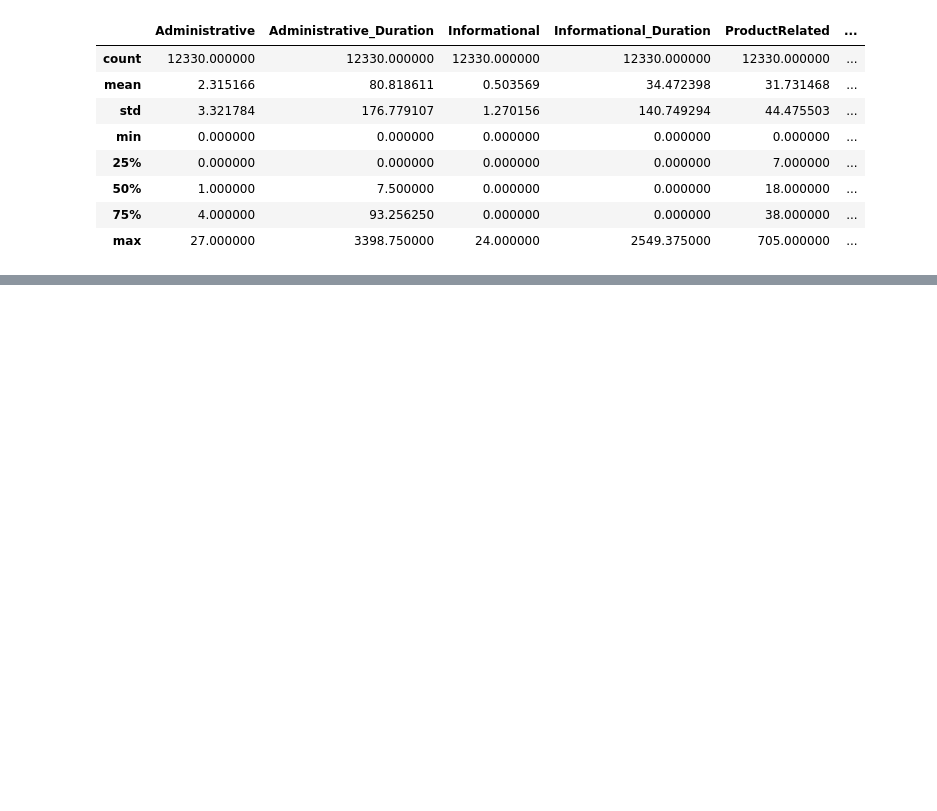
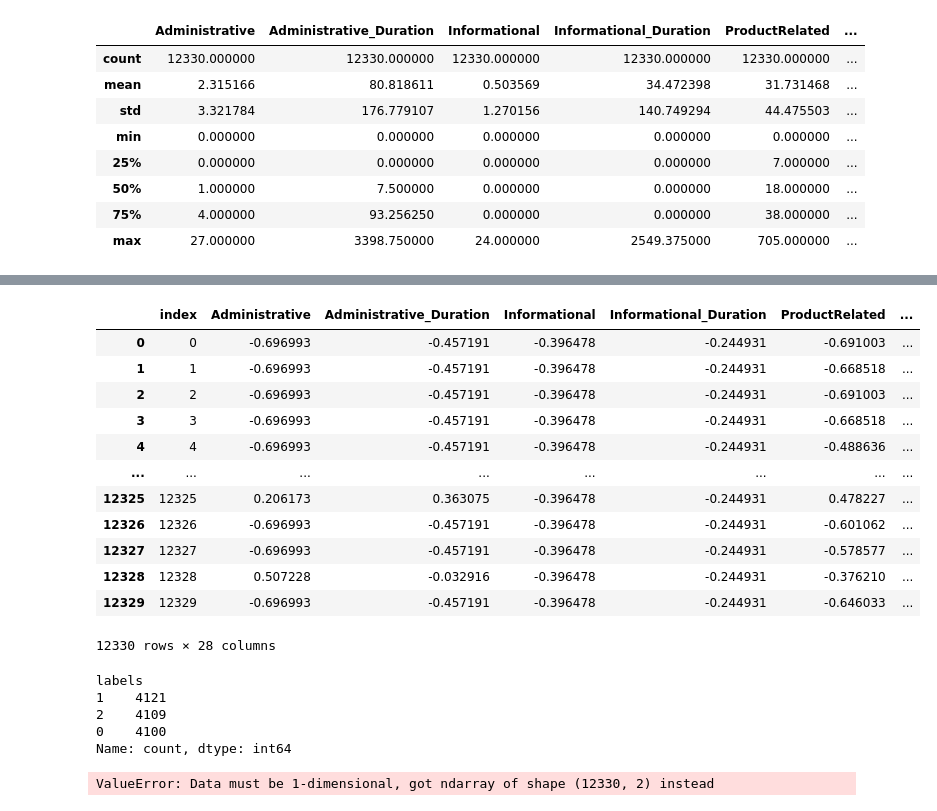
Before and after one commit to cyrixninja/Code-Unnati, a Jupyter notebook: python_scripts_ckpcet/unsupervised_machine_learning/unsupervised_ml_k_means.ipynb, the cells around one changed output, grey strips where cells are left out. Cells and saved outputs as stored; diff of their text form; code cells hidden in the pictures; blank space fills up the shorter version.

```diff
--- a/python_scripts_ckpcet/unsupervised_machine_learning/unsupervised_ml_k_means.ipynb
+++ b/python_scripts_ckpcet/unsupervised_machine_learning/unsupervised_ml_k_means.ipynb
@@ -67,0 +175,8 @@ df_online_shoppers_intention.describe()
+# %%
+# Create Cluster Based on Optimal Number we Acheived from elbow diagram
+# K = 3
+
+kmeans = KMeans(n_clusters=3, n_init=15, random_state=2345)
+kmeans.fit(df_independent)
+centroids = kmeans.cluster_centers_
+centroids
@@ -67,0 +213,36 @@ df_online_shoppers_intention.describe()
+# %%
+# Create a new dataframe only with the labels
+df_labels = pd.DataFrame(kmeans.labels_ , columns = list(['labels']))
+
+df_labels ['labels'] = df_labels['labels'].astype('category')
+snail_df_labeled = df_independent.join(df_labels)
+df_analysis = (snail_df_labeled.groupby(['labels'] , axis=0)).head(12330)
+df_analysis
+# %% [output]
+|  | index | Administrative | Administrative_Duration | Informational | Informational_Duration | ProductRelated | ... |
+| 0 | 0 | -0.696993 | -0.457191 | -0.396478 | -0.244931 | -0.691003 | ... |
+| 1 | 1 | -0.696993 | -0.457191 | -0.396478 | -0.244931 | -0.668518 | ... |
+| 2 | 2 | -0.696993 | -0.457191 | -0.396478 | -0.244931 | -0.691003 | ... |
+| 3 | 3 | -0.696993 | -0.457191 | -0.396478 | -0.244931 | -0.668518 | ... |
+| 4 | 4 | -0.696993 | -0.457191 | -0.396478 | -0.244931 | -0.488636 | ... |
+| ... | ... | ... | ... | ... | ... | ... | ... |
+| 12325 | 12325 | 0.206173 | 0.363075 | -0.396478 | -0.244931 | 0.478227 | ... |
+| 12326 | 12326 | -0.696993 | -0.457191 | -0.396478 | -0.244931 | -0.601062 | ... |
+| 12327 | 12327 | -0.696993 | -0.457191 | -0.396478 | -0.244931 | -0.578577 | ... |
+| 12328 | 12328 | 0.507228 | -0.032916 | -0.396478 | -0.244931 | -0.376210 | ... |
+| 12329 | 12329 | -0.696993 | -0.457191 | -0.396478 | -0.244931 | -0.646033 | ... |
+12330 rows × 28 columns
+# %%
+# Count the labels
+df_analysis.labels.value_counts()
+# %% [output]
+labels
+1    4121
+2    4109
+0    4100
+Name: count, dtype: int64
+# %%
+# Plot PairPlot of data_analysis
+sns.pairplot(df_analysis , hue = 'labels')
+# %% [output]
+ValueError: Data must be 1-dimensional, got ndarray of shape (12330, 2) instead
```
Also changed, not shown: parts of 13 cells of this notebook.
